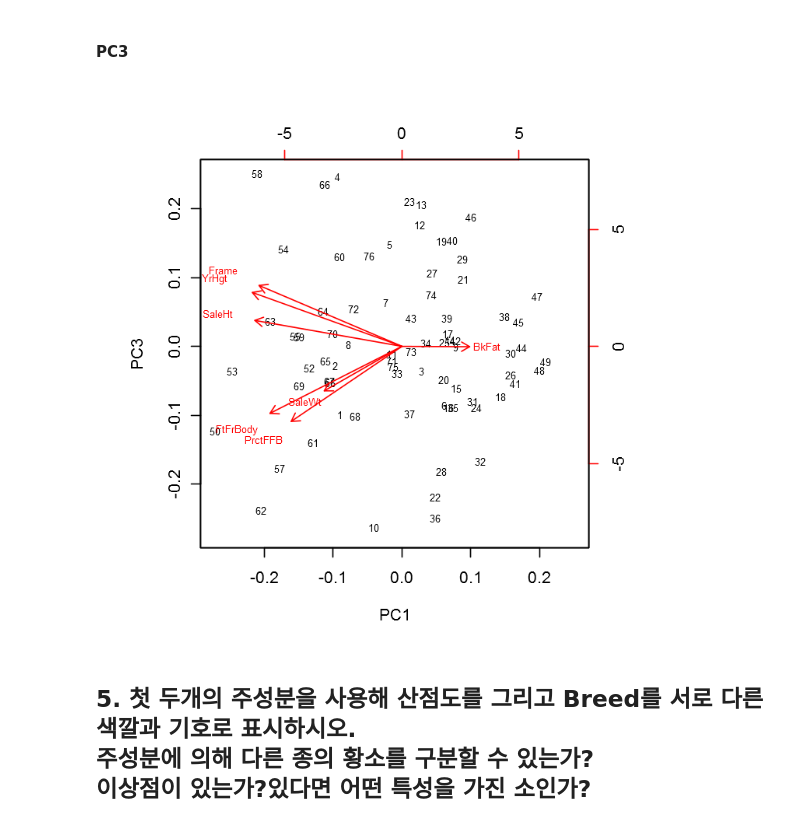
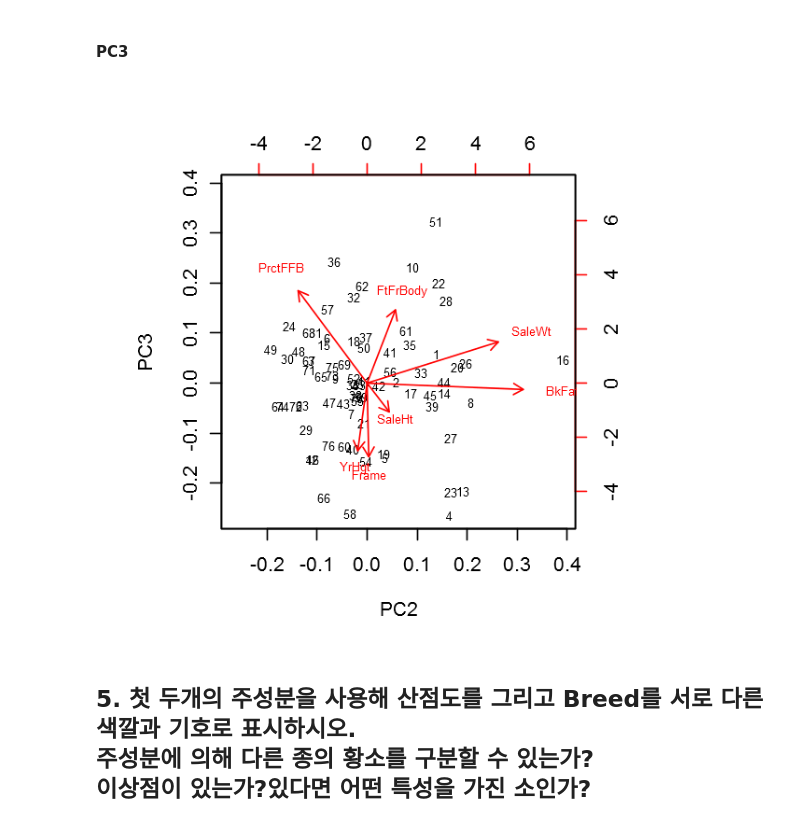
Before and after one commit to byungjun0689/DataScience, a Jupyter notebook: KMU/Second Semester/Statistics/1008/1008_Practice2_1015.ipynb, the cells around one changed output. Drawn from its saved outputs; the diff is of its cells as text; code cells hidden in the pictures.

```diff
--- a/KMU/Second Semester/Statistics/1008/1008_Practice2_1015.ipynb
+++ b/KMU/Second Semester/Statistics/1008/1008_Practice2_1015.ipynb
@@ -69,7 +61,7 @@ pairs.panels(bulls[,-c(1,2)])
 ## 1. 주성분을 계산하는데 사용된 고유값과 고유벡터를 찾으시오.
  - 각 항목당 나타내는 수치가 달라 표준화 작업이 필요할 것으로 판단 된다.
 # %%
-bulls_pca <- prcomp(bulls[,-c(1,2)], scale =T)
+bulls_pca <- prcomp(bulls[,-c(1,2)], scale. = TRUE)
 # %%
 summary(bulls_pca)
 # %% [output]
@@ -165,8 +172,8 @@ biplot(bulls_pca,cex=0.6)
 # %% [markdown]
 #### PC3
 # %%
-biplot(bulls_pca,cex=0.6, c(1,3))
+biplot(bulls_pca,cex=0.6, c(2,3))
 # %% [output]
-[figure, old version]
+[figure, new version]
 # %% [markdown]
 ## 5. 첫 두개의 주성분을 사용해 산점도를 그리고 Breed를 서로 다른 색깔과 기호로 표시하시오. <br>주성분에 의해 다른 종의 황소를 구분할 수 있는가?<br>이상점이 있는가?있다면 어떤 특성을 가진 소인가?
```
Also changed, not shown: parts of 16 cells of this notebook.
